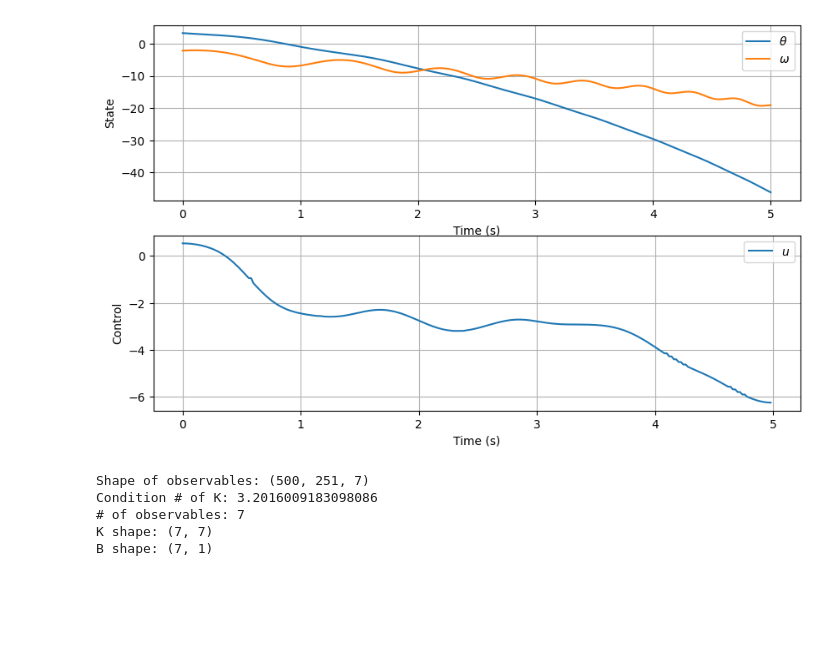
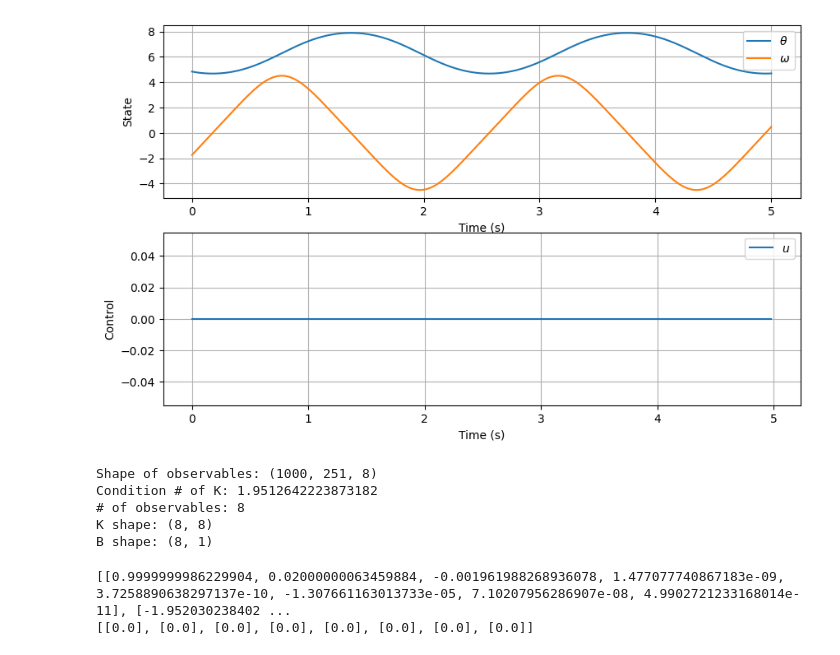
Before and after one commit to micahreich/koopman, a Jupyter notebook: koopman/edmd.ipynb, the cells around one changed output. Drawn from its saved outputs; the diff is of its cells as text; code cells hidden in the pictures; blank space fills up the shorter version.

```diff
--- a/koopman/edmd.ipynb
+++ b/koopman/edmd.ipynb
@@ -104,45 +70,47 @@ K true:
 # Run a simulation with a pendulum
 pendulum = Pendulum(Pendulum.Params(m=1, l=1, g=9.81))
 
-N = 500
+N = 1_000
 theta0 = np.random.uniform(0, 2*np.pi, (N, 1))
 omega0 = np.random.uniform(-5.0, 5.0, (N, 1))
 x0 = np.hstack((theta0, omega0))
 tf = 5.0
 dt = 0.02
 
-smooth_controls = generate_random_smooth_controls(N, int(tf/dt))
+smooth_controls = np.clip(generate_random_smooth_controls(N, int(tf/dt)), -3.0, 3.0)
 
 def u(t, xs):
-    return smooth_controls[:, int(t/dt), :]
+    return np.zeros((N, Pendulum.nu)) #smooth_controls[:, int(t/dt), :]
 
 ts, xhist, uhist = simulate_batch(
     sys=pendulum,
-    tf=5.0,
-    dt=0.02,
+    tf=tf,
+    dt=dt,
     u=u,
     x0=x0
 )
 
 # Visualize a random trajectory
 fig, ax = plt.subplots(2, 1, figsize=(10, 6))
 ax[0].plot(ts, xhist[0, :, 0], label=r'$\theta$')
 ax[0].plot(ts, xhist[0, :, 1], label=r'$\omega$')
 ax[0].legend()
 ax[0].grid(True)
 ax[0].set_xlabel('Time (s)')
 ax[0].set_ylabel('State')
 
 ax[1].plot(ts[:-1], uhist[0, :, 0], label=r'$u$')
 ax[1].legend()
 ax[1].grid(True)
 ax[1].set_xlabel('Time (s)')
 ax[1].set_ylabel('Control')
 plt.show()
 # %% [output]
-[figure, old version]
+[figure, new version]
 # %%
-phis_hist, phis_C = compute_pendulum_observables(xhist)
+phis_hist = Pendulum.koopman_observables(xhist)
+nz = Pendulum.nz
+
 print("Shape of observables:", phis_hist.shape)
 
 n_observables = phis_hist.shape[-1]
@@ -162,17 +130,24 @@ B_lstsq = phis_next
 KB = B_lstsq @ np.linalg.pinv(A_lstsq)
 K = KB[:, :n_observables]
 B = KB[:, n_observables:]
+Cx = compute_Cx(Pendulum.nx, nz)
 
 print("Condition # of K:", np.linalg.cond(K))
 print("# of observables:", phis_hist.shape[-1])
 print("K shape:", K.shape)
 print("B shape:", B.shape)
 # %% [output]
-Shape of observables: (500, 251, 7)
-Condition # of K: 3.2016009183098086
-# of observables: 7
-K shape: (7, 7)
-B shape: (7, 1)
+Shape of observables: (1000, 251, 8)
+Condition # of K: 1.9512642223873182
+# of observables: 8
+K shape: (8, 8)
+B shape: (8, 1)
+# %%
+print(repr(K.tolist()))
+print(repr(B.tolist()))
+# %% [output]
+[[0.9999999986229904, 0.02000000063459884, -0.001961988268936078, 1.477077740867183e-09, 3.7258890638297137e-10, -1.307661163013733e-05, 7.10207956286907e-08, 4.9902721233168014e-11], [-1.952030238402 ...
+[[0.0], [0.0], [0.0], [0.0], [0.0], [0.0], [0.0], [0.0]]
 # %%
 # Take the simulated systems and roll it out with the learned Koopman operator
 x0 = np.array([
```
Also changed, not shown: parts of 5 cells of this notebook, 3 other files.
